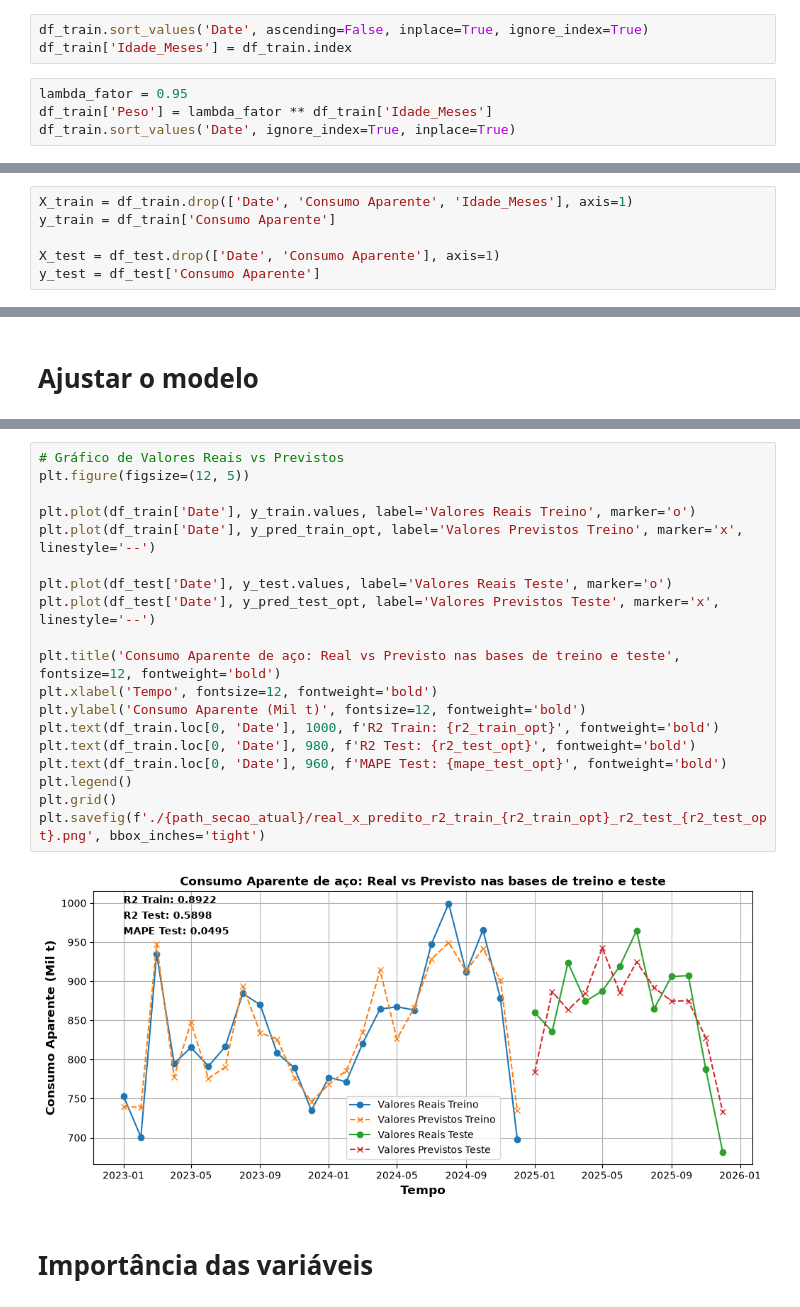
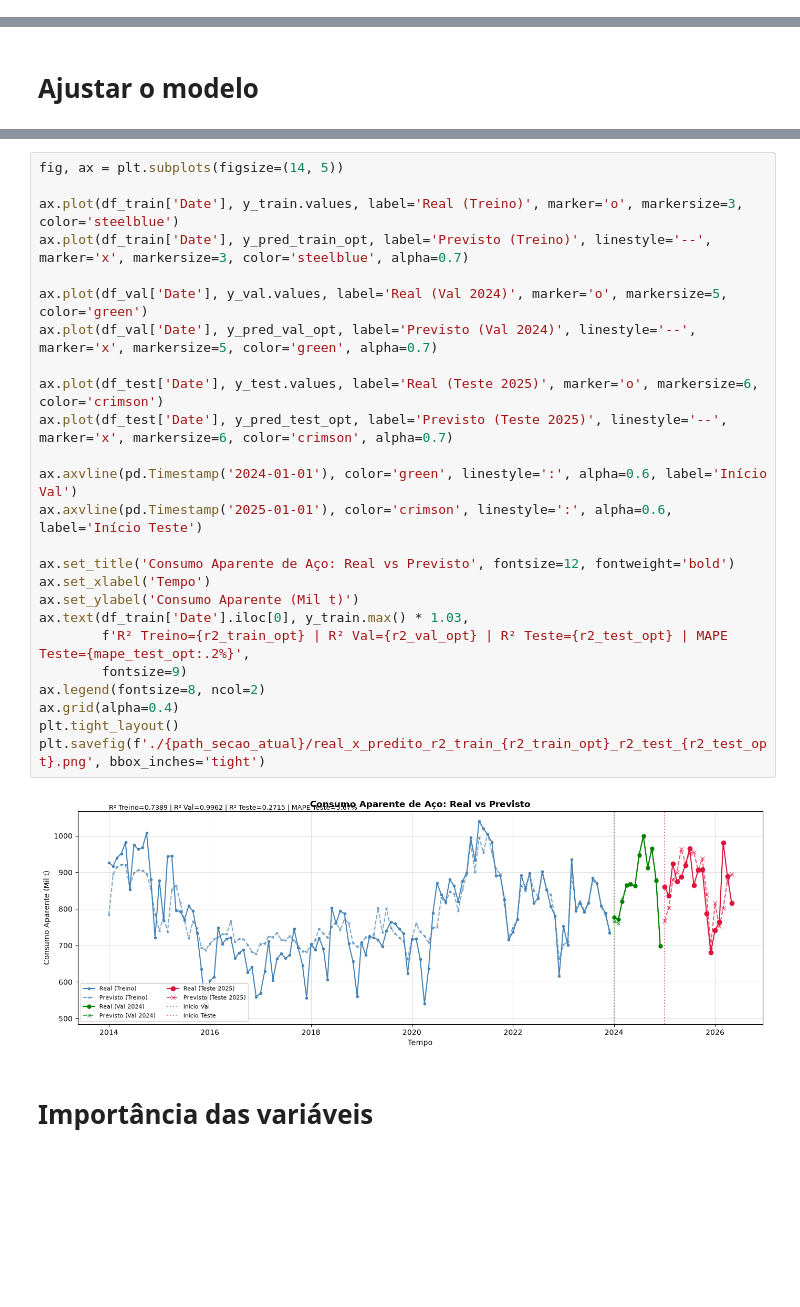
Before and after one commit to thiago2608santana/steel-demand-forecast, a Jupyter notebook: notebooks/exploracao_tabela_mestre.ipynb, the cells around one changed output, grey strips where cells are left out. Drawn from its saved outputs; the diff is of its cells as text; blank space fills up the shorter version.

```diff
--- a/notebooks/exploracao_tabela_mestre.ipynb
+++ b/notebooks/exploracao_tabela_mestre.ipynb
@@ -259,7 +286,0 @@ df_test.reset_index(drop=True, inplace=True)
-# %%
-df_train.sort_values('Date', ascending=False, inplace=True, ignore_index=True)
-df_train['Idade_Meses'] = df_train.index
-# %%
-lambda_fator = 0.95
-df_train['Peso'] = lambda_fator ** df_train['Idade_Meses']
-df_train.sort_values('Date', ignore_index=True, inplace=True)
@@ -302,9 +330,3 @@ df_test.shape
-# %%
-X_train = df_train.drop(['Date', 'Consumo Aparente', 'Idade_Meses'], axis=1)
-y_train = df_train['Consumo Aparente']
-
-X_test = df_test.drop(['Date', 'Consumo Aparente'], axis=1)
-y_test = df_test['Consumo Aparente']
 # %%
 X_train.head()
 # %% [output]
@@ -458,24 +892,30 @@ MAPE Test: 0.0495
 # %%
-# Gráfico de Valores Reais vs Previstos
-plt.figure(figsize=(12, 5))
+fig, ax = plt.subplots(figsize=(14, 5))
 
-plt.plot(df_train['Date'], y_train.values, label='Valores Reais Treino', marker='o')
-plt.plot(df_train['Date'], y_pred_train_opt, label='Valores Previstos Treino', marker='x', linestyle='--')
+ax.plot(df_train['Date'], y_train.values, label='Real (Treino)', marker='o', markersize=3, color='steelblue')
+ax.plot(df_train['Date'], y_pred_train_opt, label='Previsto (Treino)', linestyle='--', marker='x', markersize=3, color='steelblue', alpha=0.7)
 
-plt.plot(df_test['Date'], y_test.values, label='Valores Reais Teste', marker='o')
-plt.plot(df_test['Date'], y_pred_test_opt, label='Valores Previstos Teste', marker='x', linestyle='--')
+ax.plot(df_val['Date'], y_val.values, label='Real (Val 2024)', marker='o', markersize=5, color='green')
+ax.plot(df_val['Date'], y_pred_val_opt, label='Previsto (Val 2024)', linestyle='--', marker='x', markersize=5, color='green', alpha=0.7)
 
-plt.title('Consumo Aparente de aço: Real vs Previsto nas bases de treino e teste', fontsize=12, fontweight='bold')
-plt.xlabel('Tempo', fontsize=12, fontweight='bold')
-plt.ylabel('Consumo Aparente (Mil t)', fontsize=12, fontweight='bold')
-plt.text(df_train.loc[0, 'Date'], 1000, f'R2 Train: {r2_train_opt}', fontweight='bold')
-plt.text(df_train.loc[0, 'Date'], 980, f'R2 Test: {r2_test_opt}', fontweight='bold')
-plt.text(df_train.loc[0, 'Date'], 960, f'MAPE Test: {mape_test_opt}', fontweight='bold')
-plt.legend()
-plt.grid()
+ax.plot(df_test['Date'], y_test.values, label='Real (Teste 2025)', marker='o', markersize=6, color='crimson')
+ax.plot(df_test['Date'], y_pred_test_opt, label='Previsto (Teste 2025)', linestyle='--', marker='x', markersize=6, color='crimson', alpha=0.7)
+
+ax.axvline(pd.Timestamp('2024-01-01'), color='green', linestyle=':', alpha=0.6, label='Início Val')
+ax.axvline(pd.Timestamp('2025-01-01'), color='crimson', linestyle=':', alpha=0.6, label='Início Teste')
+
+ax.set_title('Consumo Aparente de Aço: Real vs Previsto', fontsize=12, fontweight='bold')
+ax.set_xlabel('Tempo')
+ax.set_ylabel('Consumo Aparente (Mil t)')
+ax.text(df_train['Date'].iloc[0], y_train.max() * 1.03,
+        f'R² Treino={r2_train_opt} | R² Val={r2_val_opt} | R² Teste={r2_test_opt} | MAPE Teste={mape_test_opt:.2%}',
+        fontsize=9)
+ax.legend(fontsize=8, ncol=2)
+ax.grid(alpha=0.4)
+plt.tight_layout()
 plt.savefig(f'./{path_secao_atual}/real_x_predito_r2_train_{r2_train_opt}_r2_test_{r2_test_opt}.png', bbox_inches='tight')
 # %% [output]
-[figure, old version]
+[figure, new version]
 # %% [markdown]
 # Importância das variáveis
 # %%
```
Also changed, not shown: parts of 49 cells of this notebook, 3 other files.
